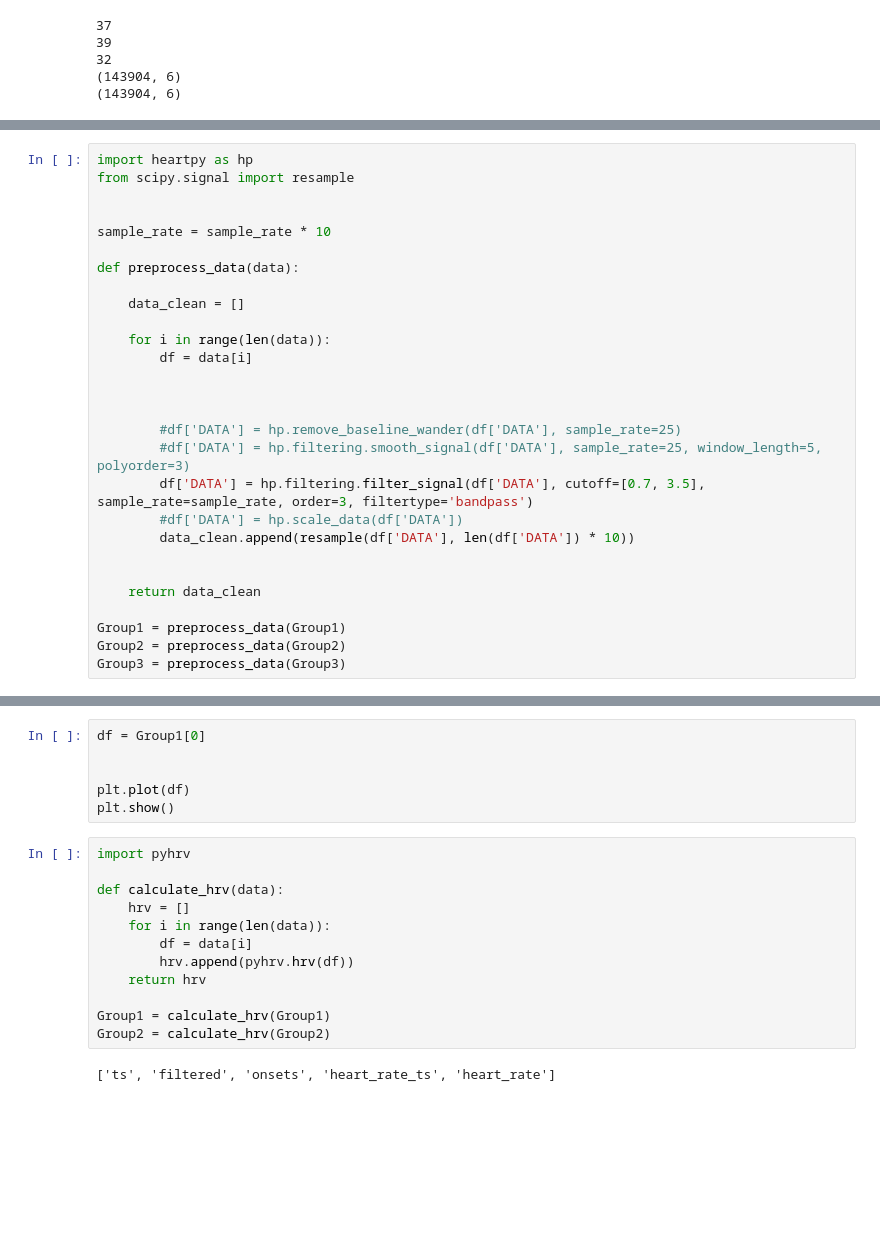
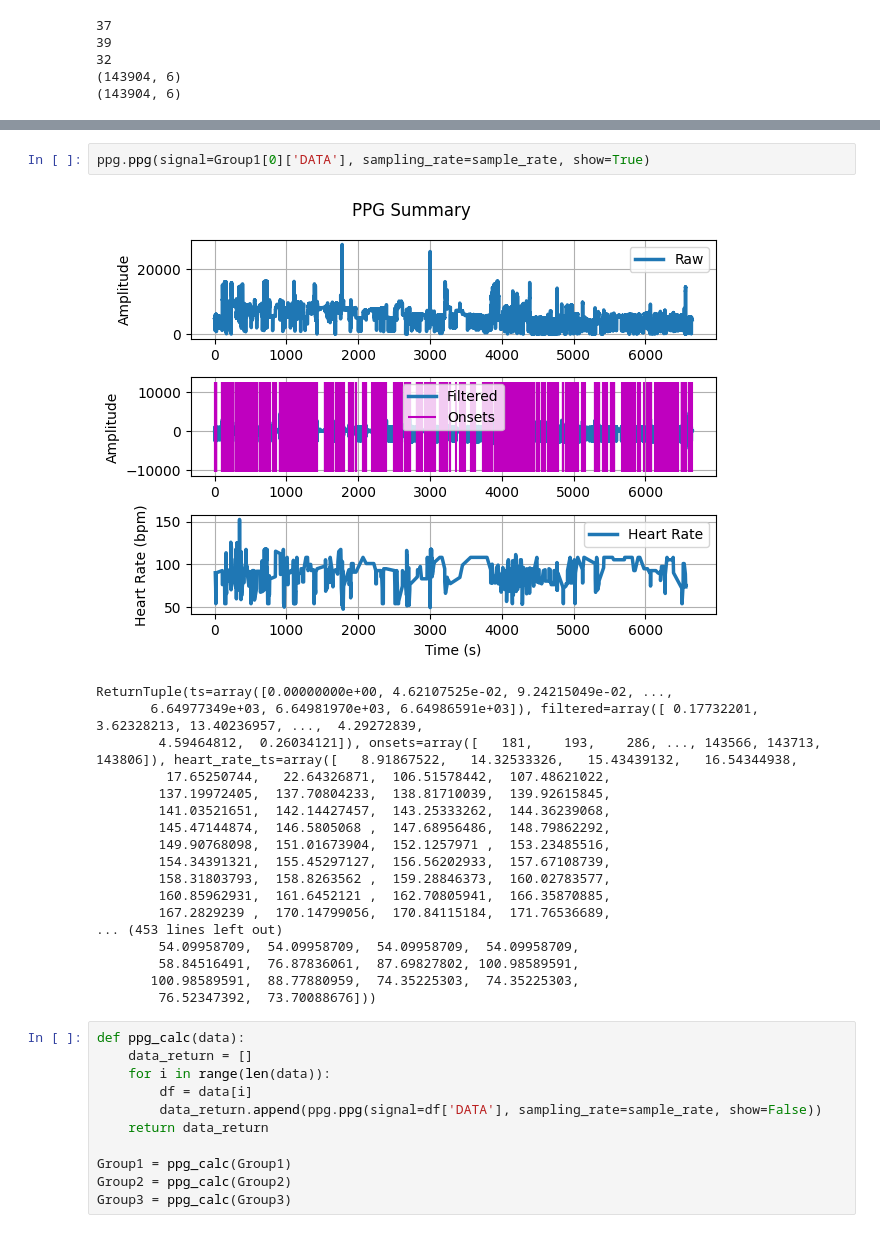
Before and after one commit to tomjefferis/ArtHeart, a Jupyter notebook: artheart.ipynb, the cells around one changed output, grey strips where cells are left out. Saved outputs shown, nothing was run; the diff lists cells and outputs as text; blank space fills up the shorter version.

```diff
--- a/artheart.ipynb
+++ b/artheart.ipynb
@@ -170,28 +189,0 @@ standard deviation: 0.494
-# %%
-import heartpy as hp
-from scipy.signal import resample
-
-
-sample_rate = sample_rate * 10
-
-def preprocess_data(data):
-
-    data_clean = []
-
-    for i in range(len(data)):
-        df = data[i]
-
-
-
-        #df['DATA'] = hp.remove_baseline_wander(df['DATA'], sample_rate=25)
-        #df['DATA'] = hp.filtering.smooth_signal(df['DATA'], sample_rate=25, window_length=5, polyorder=3)
-        df['DATA'] = hp.filtering.filter_signal(df['DATA'], cutoff=[0.7, 3.5], sample_rate=sample_rate, order=3, filtertype='bandpass')
-        #df['DATA'] = hp.scale_data(df['DATA'])
-        data_clean.append(resample(df['DATA'], len(df['DATA']) * 10))
-
-
-    return data_clean
-
-Group1 = preprocess_data(Group1)
-Group2 = preprocess_data(Group2)
-Group3 = preprocess_data(Group3)
@@ -217,20 +190,32 @@ ReturnTuple(ts=array([0.00000000e+00, 4.32713132e-02, 8.65426265e-02, ...,
-# %%
-df = Group1[0]
-
-
-plt.plot(df)
-plt.show()
+# %%
+ppg.ppg(signal=Group1[0]['DATA'], sampling_rate=sample_rate, show=True)
+# %% [output]
+[figure, added]
+ReturnTuple(ts=array([0.00000000e+00, 4.62107525e-02, 9.24215049e-02, ...,
+       6.64977349e+03, 6.64981970e+03, 6.64986591e+03]), filtered=array([ 0.17732201,  3.62328213, 13.40236957, ...,  4.29272839,
+        4.59464812,  0.26034121]), onsets=array([   181,    193,    286, ..., 143566, 143713, 143806]), heart_rate_ts=array([   8.91867522,   14.32533326,   15.43439132,   16.54344938,
+         17.65250744,   22.64326871,  106.51578442,  107.48621022,
+        137.19972405,  137.70804233,  138.81710039,  139.92615845,
+        141.03521651,  142.14427457,  143.25333262,  144.36239068,
+        145.47144874,  146.5805068 ,  147.68956486,  148.79862292,
+        149.90768098,  151.01673904,  152.1257971 ,  153.23485516,
+        154.34391321,  155.45297127,  156.56202933,  157.67108739,
+        158.31803793,  158.8263562 ,  159.28846373,  160.02783577,
+        160.85962931,  161.6452121 ,  162.70805941,  166.35870885,
+        167.2829239 ,  170.14799056,  170.84115184,  171.76536689,
+... (453 lines left out)
+        54.09958709,  54.09958709,  54.09958709,  54.09958709,
+        58.84516491,  76.87836061,  87.69827802, 100.98589591,
+       100.98589591,  88.77880959,  74.35225303,  74.35225303,
+        76.52347392,  73.70088676]))
 # %%
-import pyhrv
-
-def calculate_hrv(data):
-    hrv = []
+def ppg_calc(data):
+    data_return = []
     for i in range(len(data)):
         df = data[i]
-        hrv.append(pyhrv.hrv(df))
-    return hrv
+        data_return.append(ppg.ppg(signal=df['DATA'], sampling_rate=sample_rate, show=False))
+    return data_return
 
-Group1 = calculate_hrv(Group1)
-Group2 = calculate_hrv(Group2)
+Group1 = ppg_calc(Group1)
+Group2 = ppg_calc(Group2)
+Group3 = ppg_calc(Group3)
-# %% [output]
-['ts', 'filtered', 'onsets', 'heart_rate_ts', 'heart_rate']
```
Also changed, not shown: parts of 9 cells of this notebook.
